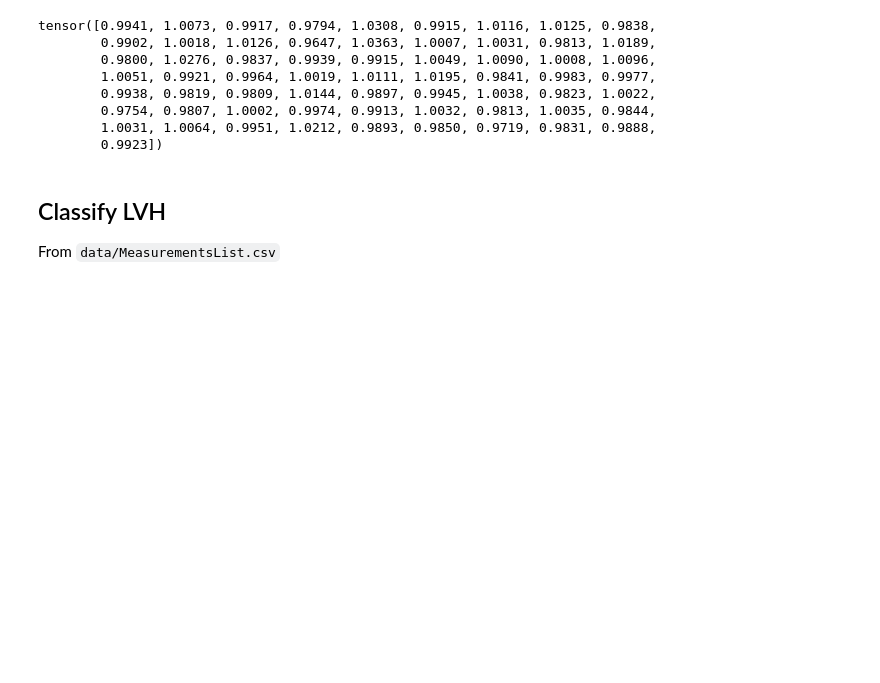
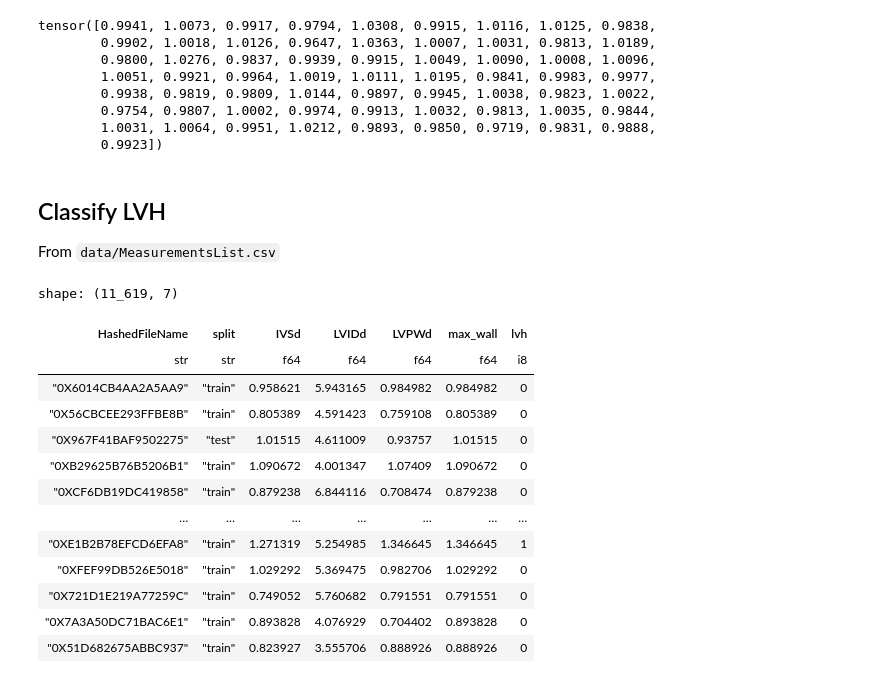
Before and after one commit to howardbaik/echo-severe-as, a Jupyter notebook: ssl_pretraining/demo.ipynb, the cells around one changed output. Cells and saved outputs as stored; diff of their text form; code cells hidden in the pictures; blank space fills up the shorter version.

```diff
--- a/ssl_pretraining/demo.ipynb
+++ b/ssl_pretraining/demo.ipynb
@@ -363,3 +346,24 @@ tensor([0.9941, 1.0073, 0.9917, 0.9794, 1.0308, 0.9915, 1.0116, 1.0125, 0.9838,
 ## Classify LVH
 
 From `data/MeasurementsList.csv`
+# %%
+import polars as pl
+
+lvh_df = lvh_labels(os.path.join(DATA_DIR, "MeasurementsList.csv"))
+# %%
+lvh_df
+# %% [output]
+shape: (11_619, 7)
+| HashedFileName | split | IVSd | LVIDd | LVPWd | max_wall | lvh |
+| str | str | f64 | f64 | f64 | f64 | i8 |
+| "0X6014CB4AA2A5AA9" | "train" | 0.958621 | 5.943165 | 0.984982 | 0.984982 | 0 |
+| "0X56CBCEE293FFBE8B" | "train" | 0.805389 | 4.591423 | 0.759108 | 0.805389 | 0 |
+| "0X967F41BAF9502275" | "test" | 1.01515 | 4.611009 | 0.93757 | 1.01515 | 0 |
+| "0XB29625B76B5206B1" | "train" | 1.090672 | 4.001347 | 1.07409 | 1.090672 | 0 |
+| "0XCF6DB19DC419858" | "train" | 0.879238 | 6.844116 | 0.708474 | 0.879238 | 0 |
+| … | … | … | … | … | … | … |
+| "0XE1B2B78EFCD6EFA8" | "train" | 1.271319 | 5.254985 | 1.346645 | 1.346645 | 1 |
+| "0XFEF99DB526E5018" | "train" | 1.029292 | 5.369475 | 0.982706 | 1.029292 | 0 |
+| "0X721D1E219A77259C" | "train" | 0.749052 | 5.760682 | 0.791551 | 0.791551 | 0 |
+| "0X7A3A50DC71BAC6E1" | "train" | 0.893828 | 4.076929 | 0.704402 | 0.893828 | 0 |
+| "0X51D682675ABBC937" | "train" | 0.823927 | 3.555706 | 0.888926 | 0.888926 | 0 |
```
Also changed, not shown: parts of 3 cells of this notebook, 1 other file.
